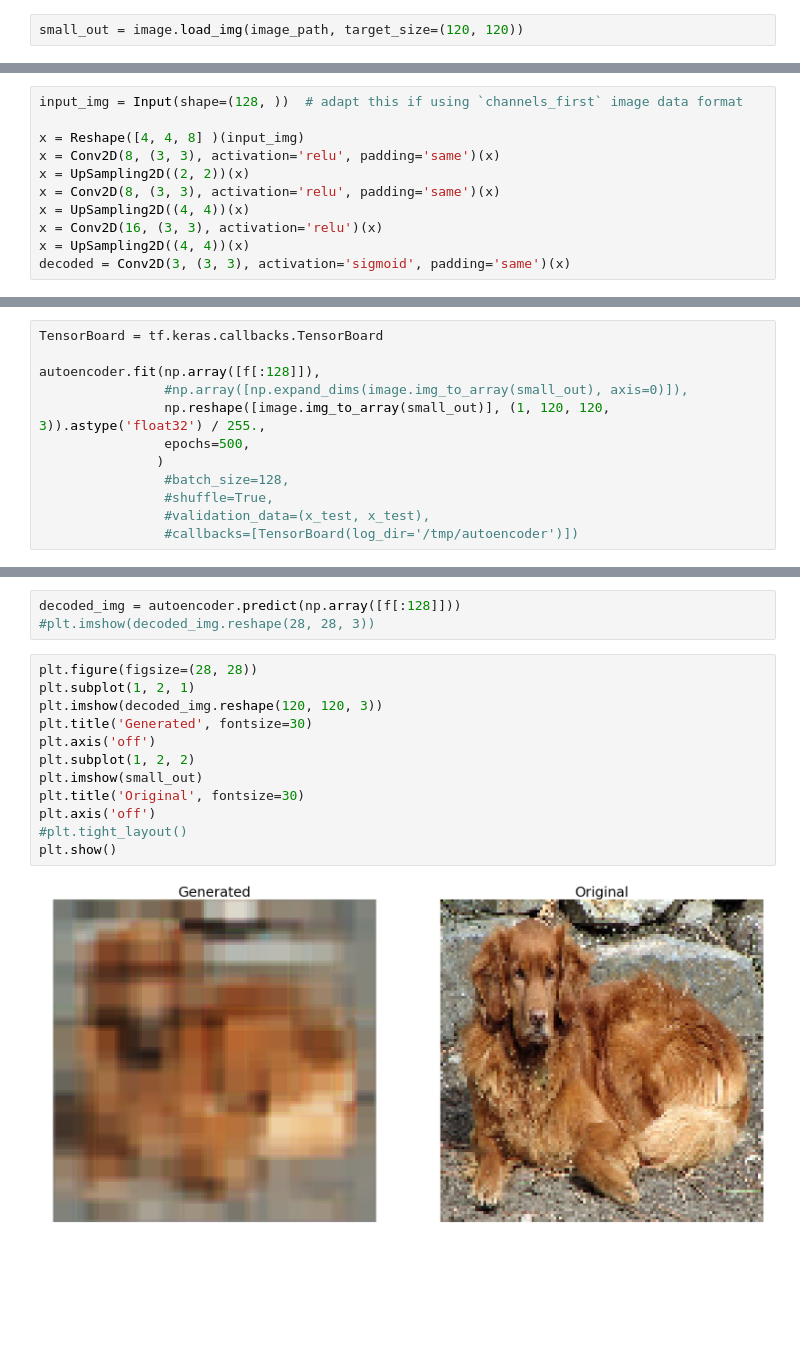
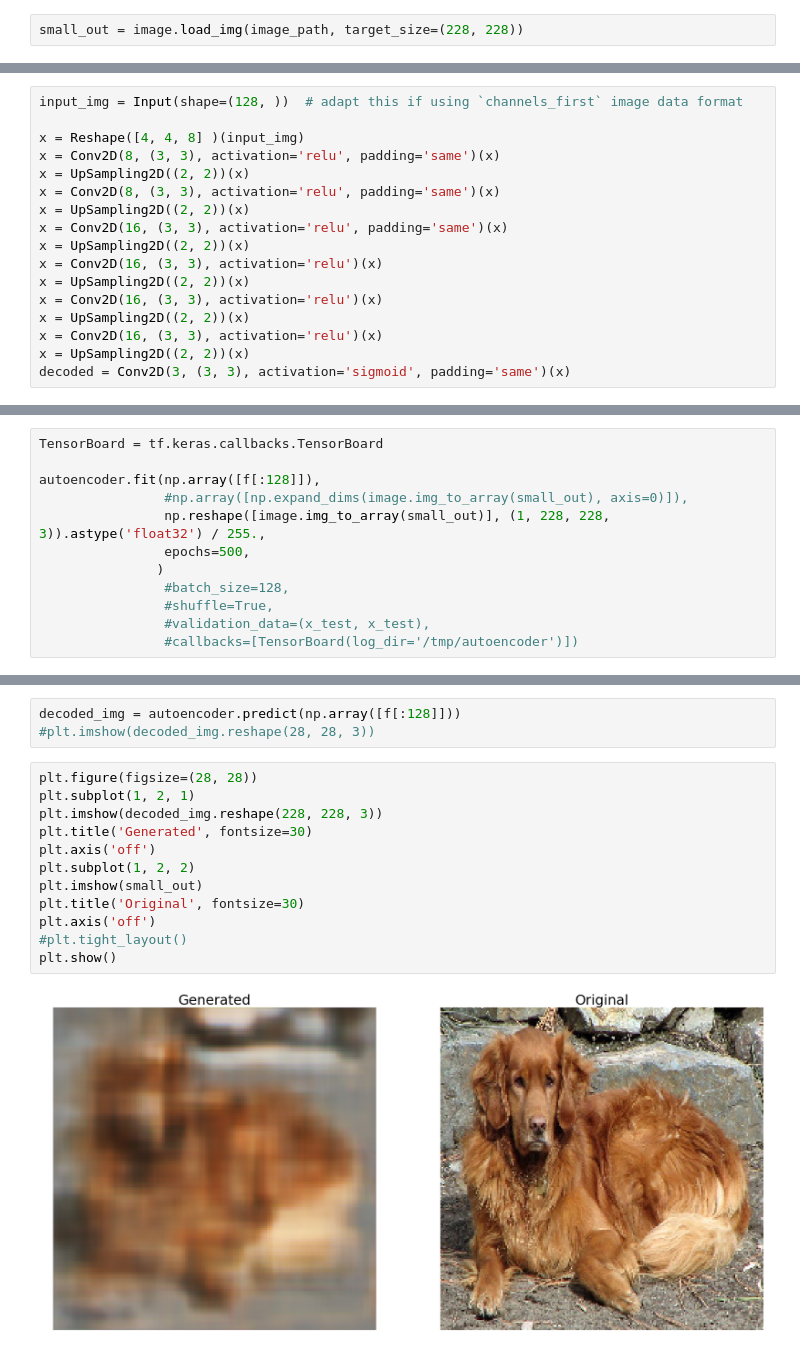
Before and after one commit to tivvit/resnet_gan, a Jupyter notebook: resnet_gan.ipynb, the cells around one changed output, grey strips where cells are left out. Cells and saved outputs as stored; diff of their text form; blank space fills up the shorter version.

```diff
--- a/resnet_gan.ipynb
+++ b/resnet_gan.ipynb
@@ -44,7 +44,7 @@ print(len(f))
 [0.03233024 0.05817406 0.37201637 0.         0.        ]
 2048
 # %%
-small_out = image.load_img(image_path, target_size=(120, 120))
+small_out = image.load_img(image_path, target_size=(228, 228))
 # %%
 plt.imshow(small_out)
 # %% [output]
@@ -66,9 +66,15 @@ x = Reshape([4, 4, 8] )(input_img)
 x = Conv2D(8, (3, 3), activation='relu', padding='same')(x)
 x = UpSampling2D((2, 2))(x)
 x = Conv2D(8, (3, 3), activation='relu', padding='same')(x)
-x = UpSampling2D((4, 4))(x)
+x = UpSampling2D((2, 2))(x)
+x = Conv2D(16, (3, 3), activation='relu', padding='same')(x)
+x = UpSampling2D((2, 2))(x)
 x = Conv2D(16, (3, 3), activation='relu')(x)
-x = UpSampling2D((4, 4))(x)
+x = UpSampling2D((2, 2))(x)
+x = Conv2D(16, (3, 3), activation='relu')(x)
+x = UpSampling2D((2, 2))(x)
+x = Conv2D(16, (3, 3), activation='relu')(x)
+x = UpSampling2D((2, 2))(x)
 decoded = Conv2D(3, (3, 3), activation='sigmoid', padding='same')(x)
 # %%
 autoencoder = Model(input_img, decoded)
@@ -98,7 +104,7 @@ TensorBoard = tf.keras.callbacks.TensorBoard
 
 autoencoder.fit(np.array([f[:128]]),
                 #np.array([np.expand_dims(image.img_to_array(small_out), axis=0)]),
-                np.reshape([image.img_to_array(small_out)], (1, 120, 120, 3)).astype('float32') / 255.,
+                np.reshape([image.img_to_array(small_out)], (1, 228, 228, 3)).astype('float32') / 255.,
                 epochs=500,
                )
                 #batch_size=128,
@@ -130,14 +136,14 @@ decoded_img = autoencoder.predict(np.array([f[:128]]))
 # %%
 plt.figure(figsize=(28, 28))
 plt.subplot(1, 2, 1)
-plt.imshow(decoded_img.reshape(120, 120, 3))
+plt.imshow(decoded_img.reshape(228, 228, 3))
 plt.title('Generated', fontsize=30)
 plt.axis('off')
 plt.subplot(1, 2, 2)
 plt.imshow(small_out)
 plt.title('Original', fontsize=30)
 plt.axis('off')
 #plt.tight_layout()
 plt.show()
 # %% [output]
-[figure, old version]
+[figure, new version]
```
Also changed, not shown: parts of 4 cells of this notebook.
